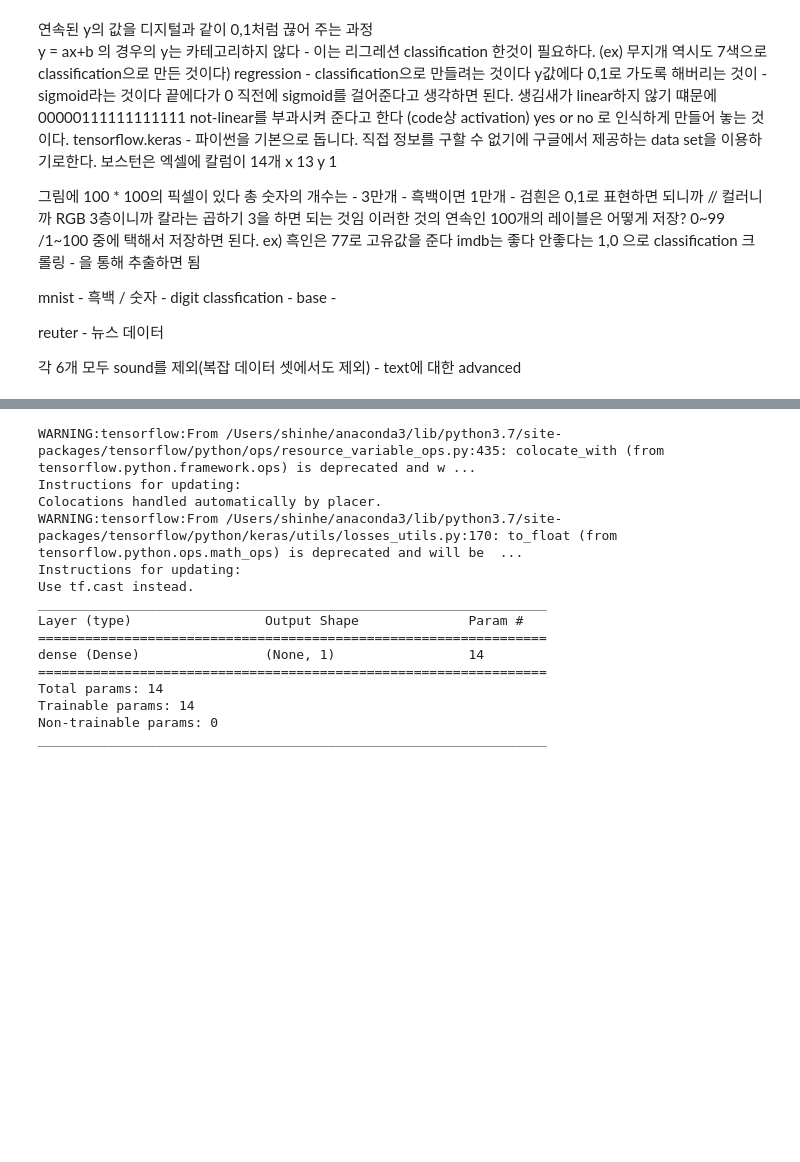
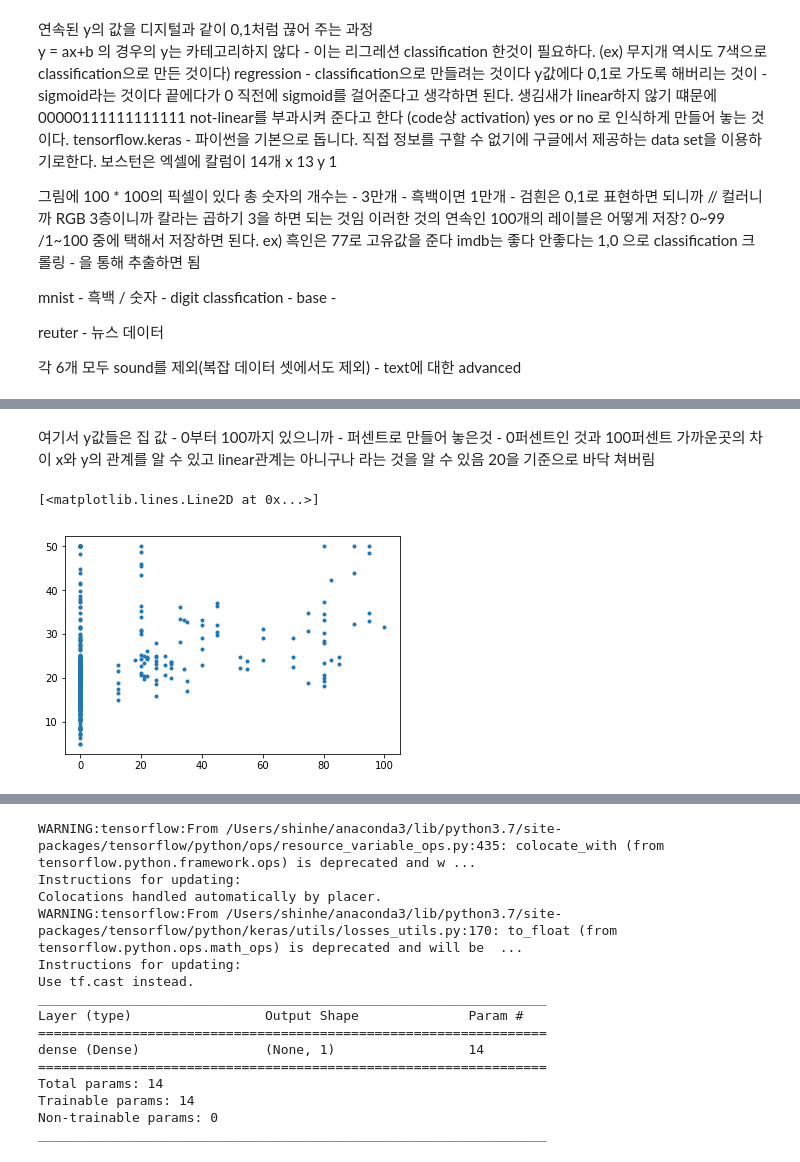
Before and after one commit to HeeSanShin/CLASS2019SPRING, a Jupyter notebook: boston_housing.ipynb, the cells around one changed output, grey strips where cells are left out. Saved outputs shown, nothing was run; the diff lists cells and outputs as text; code cells hidden in the pictures; blank space fills up the shorter version.

```diff
--- a/boston_housing.ipynb
+++ b/boston_housing.ipynb
@@ -39,3 +37,2 @@ import matplotlib.pyplot as plt
 # %%
-(x_train, y_train), (x_test, y_test) =
-tensorflow.keras.datasets.boston_housing.load_data(path='boston_housing.npz')
+(x_train, y_train), (x_test, y_test) = tensorflow.keras.datasets.boston_housing.load_data(path='boston_housing.npz')
@@ -43,0 +53,8 @@ SyntaxError: invalid syntax (<ipython-input-6-769ce6932225>, line 1)
+# %% [markdown]
+여기서 y값들은 집 값 - 0부터 100까지 있으니까 - 퍼센트로 만들어 놓은것 - 0퍼센트인 것과 100퍼센트 가까운곳의 차이
+x와 y의 관계를 알 수 있고 linear관계는 아니구나 라는 것을 알 수 있음 20을 기준으로 바닥 쳐버림
+# %%
+plt.plot(x_train[:,1],y_train,'.')
+# %% [output]
+[<matplotlib.lines.Line2D at 0x...>]
+[figure, added]
```
Also changed, not shown: parts of 28 cells of this notebook, 1 other file.
